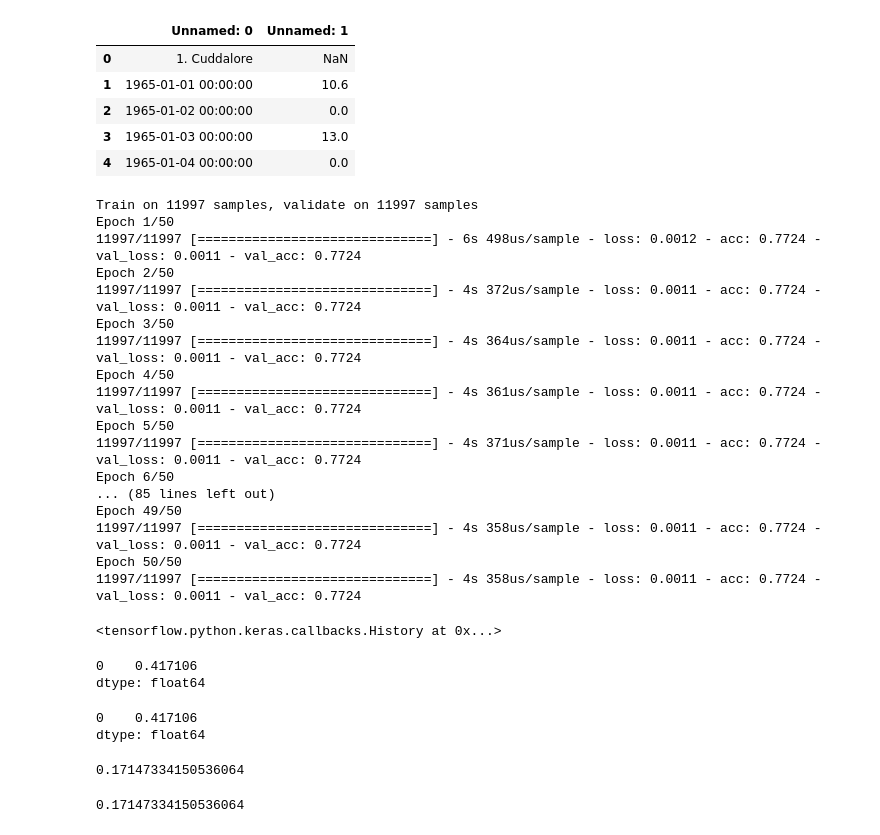
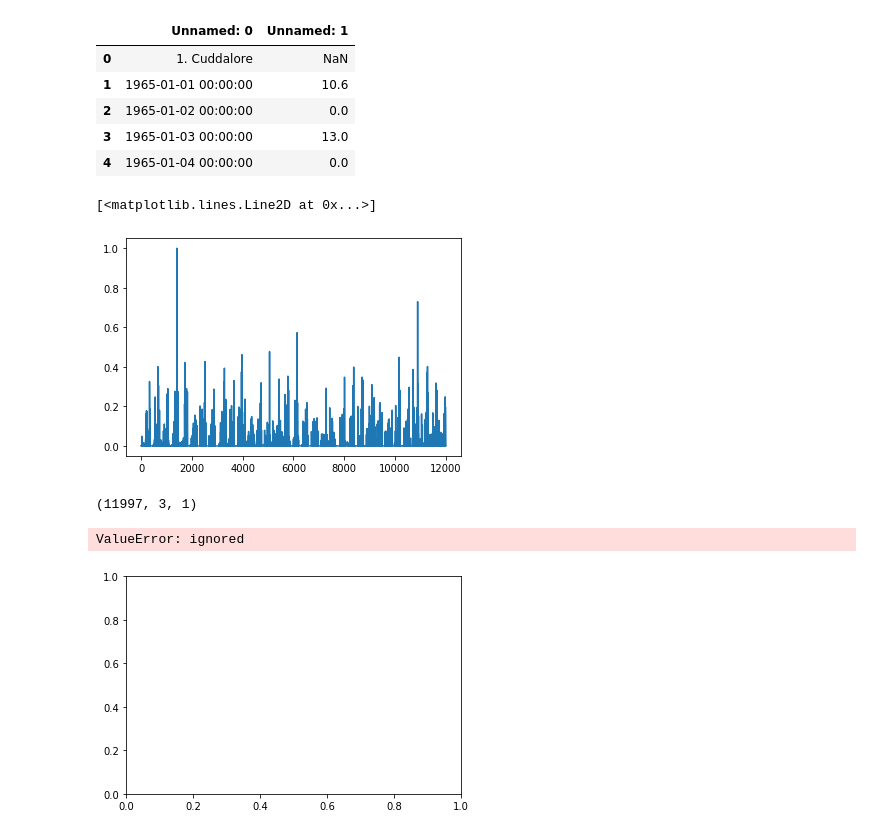
Before and after one commit to VishnuBhaarath/Rainfallpred, a Jupyter notebook: LSTMBidirectionalsinglelayer70.ipynb, the cells around one changed output. Cells and saved outputs as stored; diff of their text form; code cells hidden in the pictures.

```diff
--- a/LSTMBidirectionalsinglelayer70.ipynb
+++ b/LSTMBidirectionalsinglelayer70.ipynb
@@ -259,6 +261,12 @@ X_test17 = pd.DataFrame(x_scaled117)
 
 x_scaled118 = min_max_scaler.fit_transform(X_test18.values.reshape(-1,1))
 X_test18 = pd.DataFrame(x_scaled118)
+# %%
+import matplotlib.pyplot as plt
+plt.plot(X_train[0])
+# %% [output]
+[<matplotlib.lines.Line2D at 0x...>]
+[figure, added]
 # %%
 in_seq = np.array([X_train[0]])
 in_seqtest1 = np.array([X_test[0]])
@@ -532,50 +539,14 @@ X_test15=X_test15.reshape((X_test15.shape[0], X_test15.shape[1], 1))
 X_test16=X_test16.reshape((X_test16.shape[0], X_test16.shape[1], 1))
 X_test17=X_test17.reshape((X_test17.shape[0], X_test17.shape[1], 1))
 X_test18=X_test18.reshape((X_test18.shape[0], X_test18.shape[1], 1))
-# %%
-model.fit(X, y, validation_data=(X_test,y_test),epochs=50)
-# %% [output]
-Train on 11997 samples, validate on 11997 samples
-Epoch 1/50
-11997/11997 [==============================] - 6s 498us/sample - loss: 0.0012 - acc: 0.7724 - val_loss: 0.0011 - val_acc: 0.7724
-Epoch 2/50
-11997/11997 [==============================] - 4s 372us/sample - loss: 0.0011 - acc: 0.7724 - val_loss: 0.0011 - val_acc: 0.7724
-Epoch 3/50
-11997/11997 [==============================] - 4s 364us/sample - loss: 0.0011 - acc: 0.7724 - val_loss: 0.0011 - val_acc: 0.7724
-Epoch 4/50
-11997/11997 [==============================] - 4s 361us/sample - loss: 0.0011 - acc: 0.7724 - val_loss: 0.0011 - val_acc: 0.7724
-Epoch 5/50
-11997/11997 [==============================] - 4s 371us/sample - loss: 0.0011 - acc: 0.7724 - val_loss: 0.0011 - val_acc: 0.7724
-Epoch 6/50
-... (85 lines left out)
-Epoch 49/50
-11997/11997 [==============================] - 4s 358us/sample - loss: 0.0011 - acc: 0.7724 - val_loss: 0.0011 - val_acc: 0.7724
-Epoch 50/50
-11997/11997 [==============================] - 4s 358us/sample - loss: 0.0011 - acc: 0.7724 - val_loss: 0.0011 - val_acc: 0.7724
-<tensorflow.python.keras.callbacks.History at 0x...>
-# %%
-ypred = model.predict(X)
-s=pd.DataFrame(ypred)
-s1=pd.DataFrame(y)
-s1.corrwith(s, axis = 0)
-# %% [output]
-0    0.417106
-dtype: float64
-# %%
-ypredt1=model.predict(X_test)
-s=pd.DataFrame(ypredt1)
-s1=pd.DataFrame(y_test)
-s1.corrwith(s,axis=0)
-# %% [output]
-0    0.417106
-dtype: float64
-# %%
- from sklearn.metrics import r2_score
- r2_score(y,ypred)
-# %% [output]
-0.17147334150536064
-# %%
-r2_score(y_test,ypredt1)
-# %% [output]
-0.17147334150536064
+# %%
+X.shape
+# %% [output]
+(11997, 3, 1)
+# %%
+import matplotlib.pyplot as plt
+plt.plot(X)
+# %% [output]
+ValueError: ignored
+[figure, added]
 # %%
```
Also changed, not shown: parts of 97 cells of this notebook.
